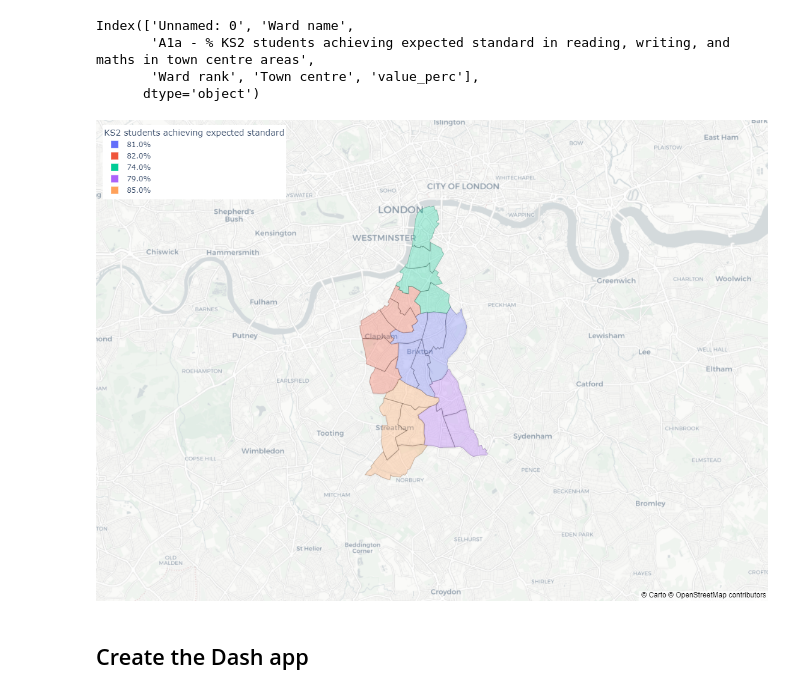
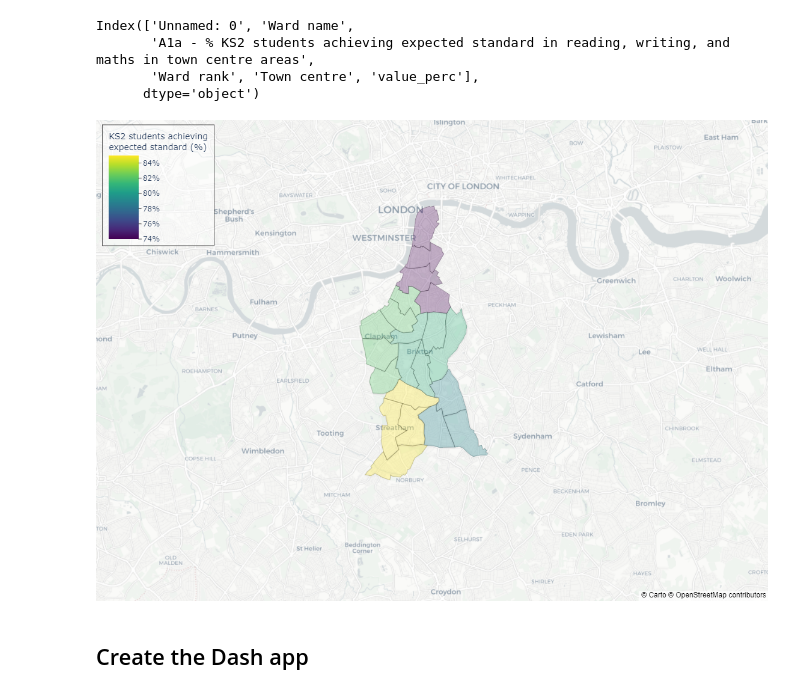
Before and after one commit to seanpedrick-case/dash_test, a Jupyter notebook: dash_micro_test_additions_20220614.ipynb, the cells around one changed output. Drawn from its saved outputs; the diff is of its cells as text; code cells hidden in the pictures.

```diff
--- a/dash_micro_test_additions_20220614.ipynb
+++ b/dash_micro_test_additions_20220614.ipynb
@@ -108,30 +109,42 @@ Index(['Unnamed: 0', 'Ward name',
       dtype='object')
 # %%
 data['WD13NM'] = data['Ward name']
+# %%
+data["value_perc_float"] = data["value_perc"].str.replace('%','').astype(float)
 # %%
-fig = px.choropleth_mapbox(data, geojson=lambeth_ward_json, locations='WD13NM', color='value_perc',
-                           color_continuous_scale="Viridis", featureidkey="properties.WD13NM",
-                           range_color=(0, 12),
+fig = px.choropleth_mapbox(data, geojson=lambeth_ward_json, locations='WD13NM', color='value_perc_float',
+                           featureidkey="properties.WD13NM",
                            mapbox_style= "carto-positron", # "open-street-map",
                            center = {"lat": 51.4535, "lon": -0.11},
                            zoom=11,
                            #scope="europe",
-                           labels={'value_perc':'KS2 students achieving expected standard'},
+                           labels={'value_perc_float':'KS2 students achieving expected standard (%)'},
                            custom_data=["WD13NM"],
                            opacity=0.3
                           )
 
+fig.update_coloraxes(colorscale="Viridis"),
+                  #colorscale= [[0, 'rgb(0,0,255,0.2)'], [1, 'rgb(255,0,0,2)']],)
+
 fig.update_layout(height=800,
                   margin={"r":0,"t":0,"l":0,"b":0},
-                  legend=dict(
+                  coloraxis_colorbar=dict(
+                    title="KS2 students achieving<br>expected standard (%)",
+                    thicknessmode="pixels", thickness=50,
+                    lenmode="pixels", len=200,
                     yanchor="top",
                     y=0.99,
                     xanchor="left",
-                    x=0.01
+                    x=0.01,
+                    borderwidth = 1,
+                    bgcolor = "rgba(255,255,255,0.4)",
+                    ticks="outside",
+                    ticksuffix="%",
+                    dtick=2
+                  )
                     )
-                 )
 # %% [output]
-[figure, old version]
+[figure, new version]
 # %% [markdown]
 ## Create the Dash app
 # %%
```
Also changed, not shown: parts of 2 cells of this notebook.
